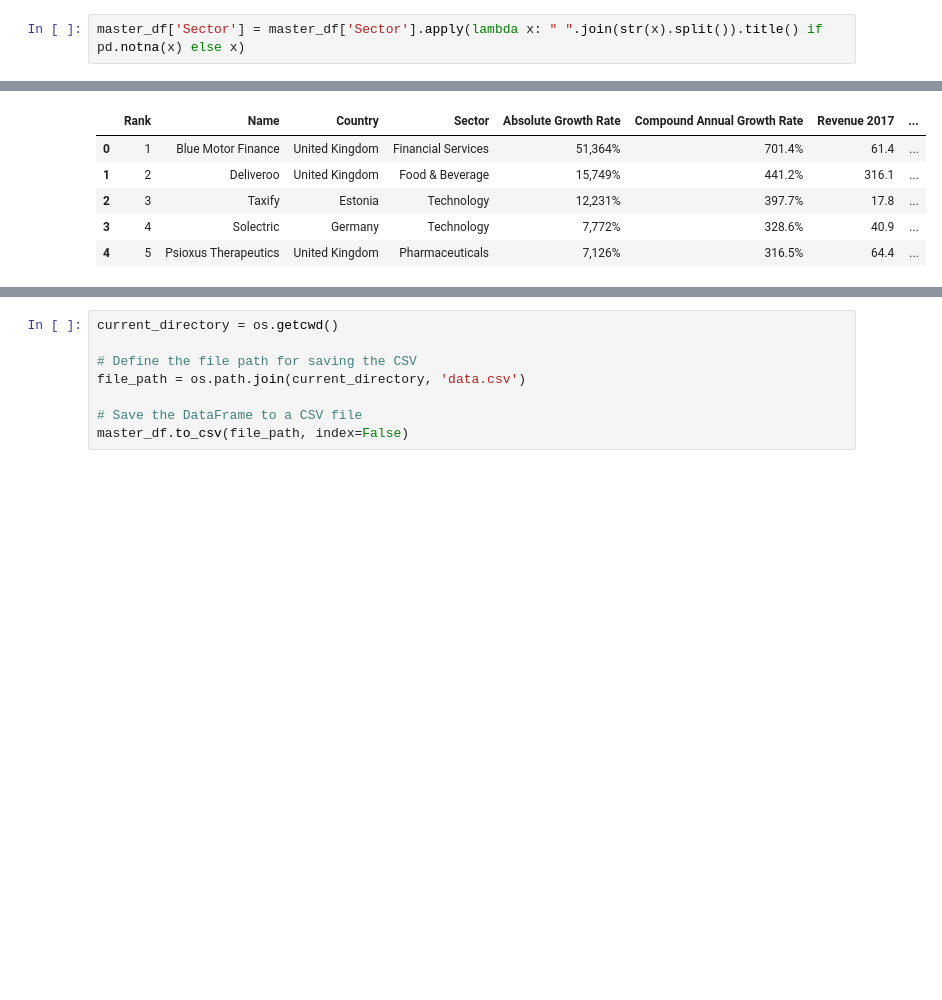
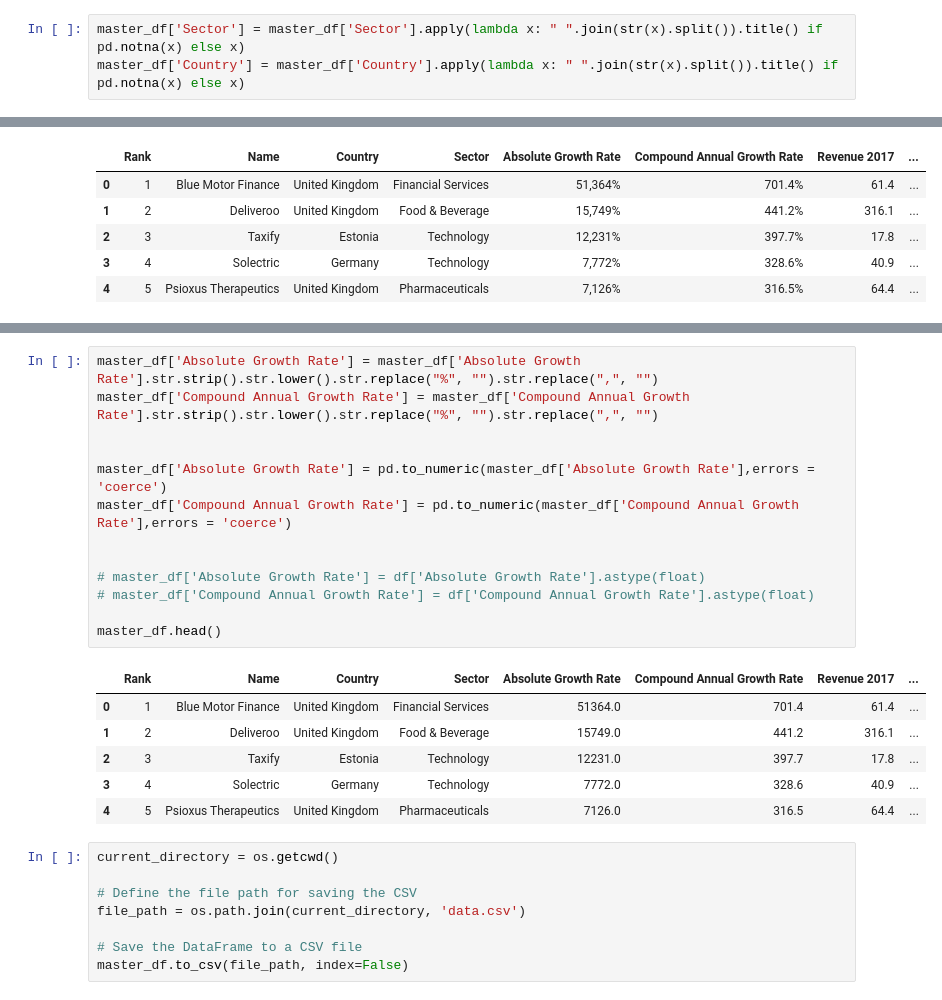
Before and after one commit to johann997/FT_FastGrowingCompanies, a Jupyter notebook: src/CollectData.ipynb, the cells around one changed output, grey strips where cells are left out. Cells and saved outputs as stored; diff of their text form; blank space fills up the shorter version.

```diff
--- a/src/CollectData.ipynb
+++ b/src/CollectData.ipynb
@@ -244,6 +244,7 @@ master_df = pd.concat(mega_df_list, ignore_index=True)
 ## Clean up the df
 # %%
 master_df['Sector'] = master_df['Sector'].apply(lambda x: " ".join(str(x).split()).title() if pd.notna(x) else x)
+master_df['Country'] = master_df['Country'].apply(lambda x: " ".join(str(x).split()).title() if pd.notna(x) else x)
 # %%
 master_df.head()
 # %% [output]
@@ -309,3 +325,23 @@ master_df.head()
+# %%
+master_df['Absolute Growth Rate'] = master_df['Absolute Growth Rate'].str.strip().str.lower().str.replace("%", "").str.replace(",", "")
+master_df['Compound Annual Growth Rate'] = master_df['Compound Annual Growth Rate'].str.strip().str.lower().str.replace("%", "").str.replace(",", "")
+
+
+master_df['Absolute Growth Rate'] = pd.to_numeric(master_df['Absolute Growth Rate'],errors = 'coerce')
+master_df['Compound Annual Growth Rate'] = pd.to_numeric(master_df['Compound Annual Growth Rate'],errors = 'coerce')
+
+
+# master_df['Absolute Growth Rate'] = df['Absolute Growth Rate'].astype(float)
+# master_df['Compound Annual Growth Rate'] = df['Compound Annual Growth Rate'].astype(float)
+
+master_df.head()
+# %% [output]
+|  | Rank | Name | Country | Sector | Absolute Growth Rate | Compound Annual Growth Rate | Revenue 2017 | ... |
+| 0 | 1 | Blue Motor Finance | United Kingdom | Financial Services | 51364.0 | 701.4 | 61.4 | ... |
+| 1 | 2 | Deliveroo | United Kingdom | Food & Beverage | 15749.0 | 441.2 | 316.1 | ... |
+| 2 | 3 | Taxify | Estonia | Technology | 12231.0 | 397.7 | 17.8 | ... |
+| 3 | 4 | Solectric | Germany | Technology | 7772.0 | 328.6 | 40.9 | ... |
+| 4 | 5 | Psioxus Therapeutics | United Kingdom | Pharmaceuticals | 7126.0 | 316.5 | 64.4 | ... |
 # %%
 current_directory = os.getcwd()
 
```
Also changed, not shown: parts of 3 cells of this notebook.
